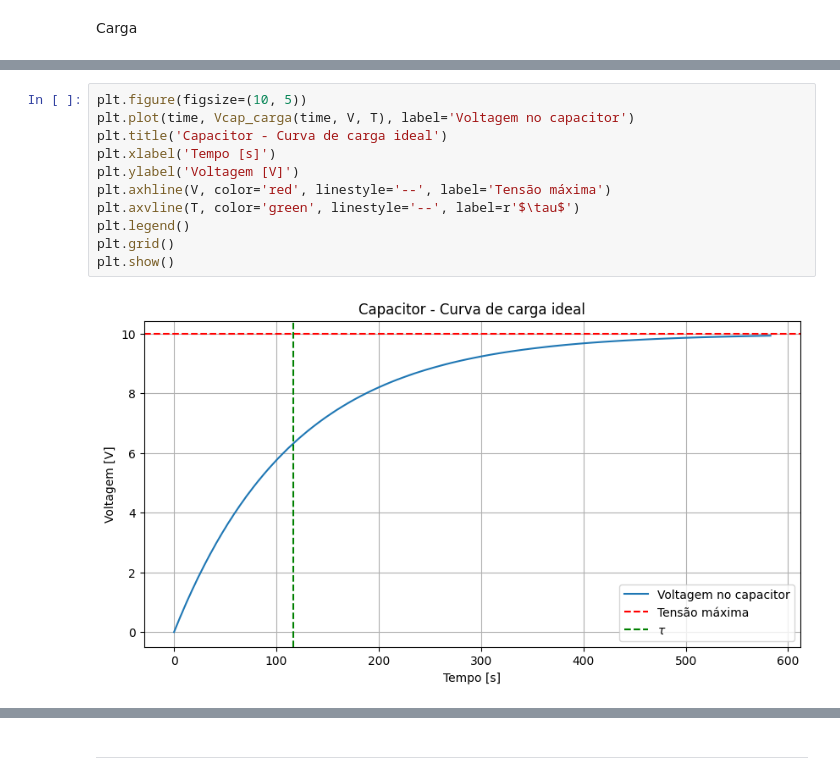
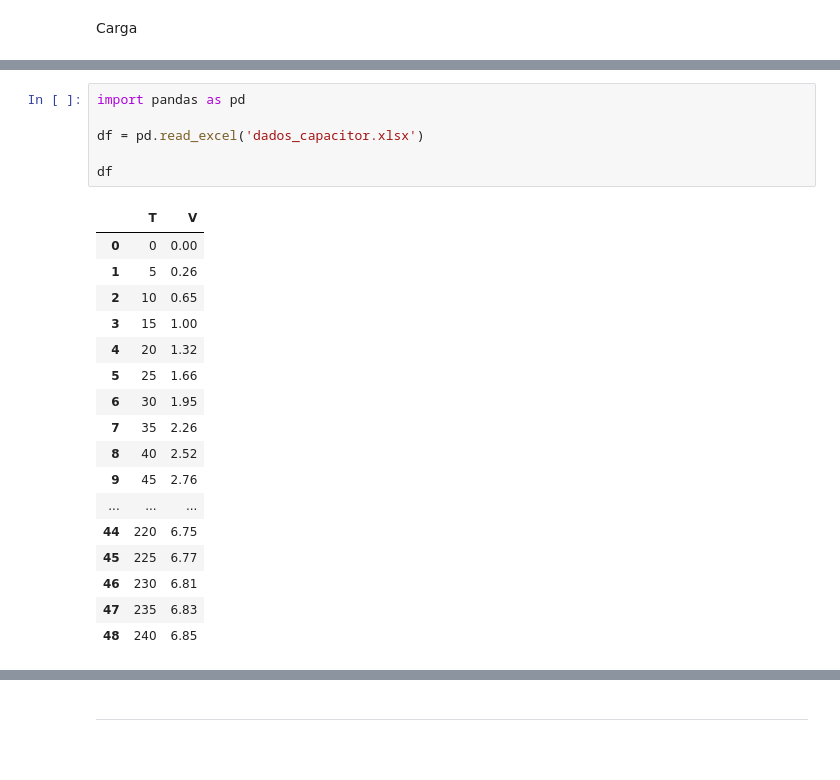
Before and after one commit to ViniciusCMB/Fisexp3, a Jupyter notebook: exp5.ipynb, the cells around one changed output, grey strips where cells are left out. Drawn from its saved outputs; the diff is of its cells as text; blank space fills up the shorter version.

```diff
--- a/exp5.ipynb
+++ b/exp5.ipynb
@@ -45,14 +23,25 @@ t=582.8 s, Vcap=9.93 V
-# %%
-plt.figure(figsize=(10, 5))
-plt.plot(time, Vcap_carga(time, V, T), label='Voltagem no capacitor')
-plt.title('Capacitor - Curva de carga ideal')
-plt.xlabel('Tempo [s]')
-plt.ylabel('Voltagem [V]')
-plt.axhline(V, color='red', linestyle='--', label='Tensão máxima')
-plt.axvline(T, color='green', linestyle='--', label=r'$\tau$')
-plt.legend()
-plt.grid()
-plt.show()
-# %% [output]
-[figure, removed]
+# %%
+import pandas as pd
+
+df = pd.read_excel('dados_capacitor.xlsx')
+
+df
+# %% [output]
+|  | T | V |
+| 0 | 0 | 0.00 |
+| 1 | 5 | 0.26 |
+| 2 | 10 | 0.65 |
+| 3 | 15 | 1.00 |
+| 4 | 20 | 1.32 |
+| 5 | 25 | 1.66 |
+| 6 | 30 | 1.95 |
+| 7 | 35 | 2.26 |
+| 8 | 40 | 2.52 |
+| 9 | 45 | 2.76 |
+| ... | ... | ... |
+| 44 | 220 | 6.75 |
+| 45 | 225 | 6.77 |
+| 46 | 230 | 6.81 |
+| 47 | 235 | 6.83 |
+| 48 | 240 | 6.85 |
 # %%
```
Also changed, not shown: parts of 8 cells of this notebook.
